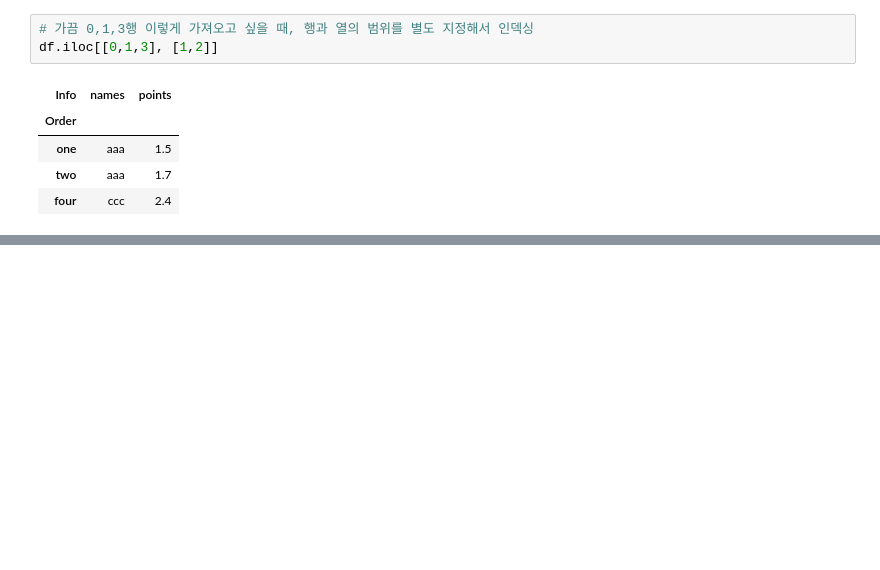
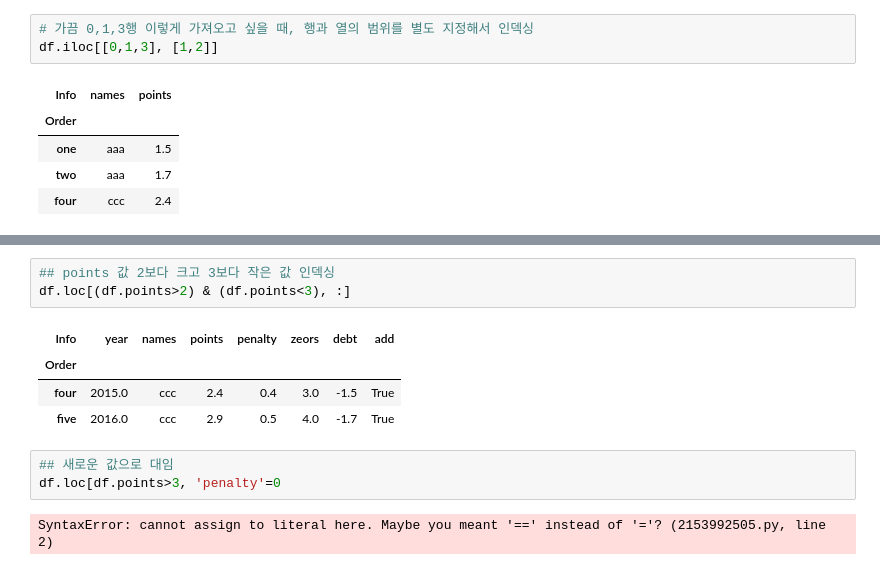
Before and after one commit to efforthye/human-ai, a Jupyter notebook: workspace/3-02) DaraFrame 인덱싱.ipynb, the cells around one changed output, grey strips where cells are left out. Saved outputs shown, nothing was run; the diff lists cells and outputs as text; blank space fills up the shorter version.

```diff
--- a/workspace/3-02) DaraFrame 인덱싱.ipynb
+++ b/workspace/3-02) DaraFrame 인덱싱.ipynb
@@ -268,0 +320,13 @@ df.iloc[:,1:4] # 열이 1~
+# %%
+## points 값 2보다 크고 3보다 작은 값 인덱싱
+df.loc[(df.points>2) & (df.points<3), :]
+# %% [output]
+| Info | year | names | points | penalty | zeors | debt | add |
+| Order |  |  |  |  |  |  |  |
+| four | 2015.0 | ccc | 2.4 | 0.4 | 3.0 | -1.5 | True |
+| five | 2016.0 | ccc | 2.9 | 0.5 | 4.0 | -1.7 | True |
+# %%
+## 새로운 값으로 대임
+df.loc[df.points>3, 'penalty'=0
+# %% [output]
+SyntaxError: cannot assign to literal here. Maybe you meant '==' instead of '='? (2153992505.py, line 2)
```
Also changed, not shown: parts of 7 cells of this notebook, 7 other files.
